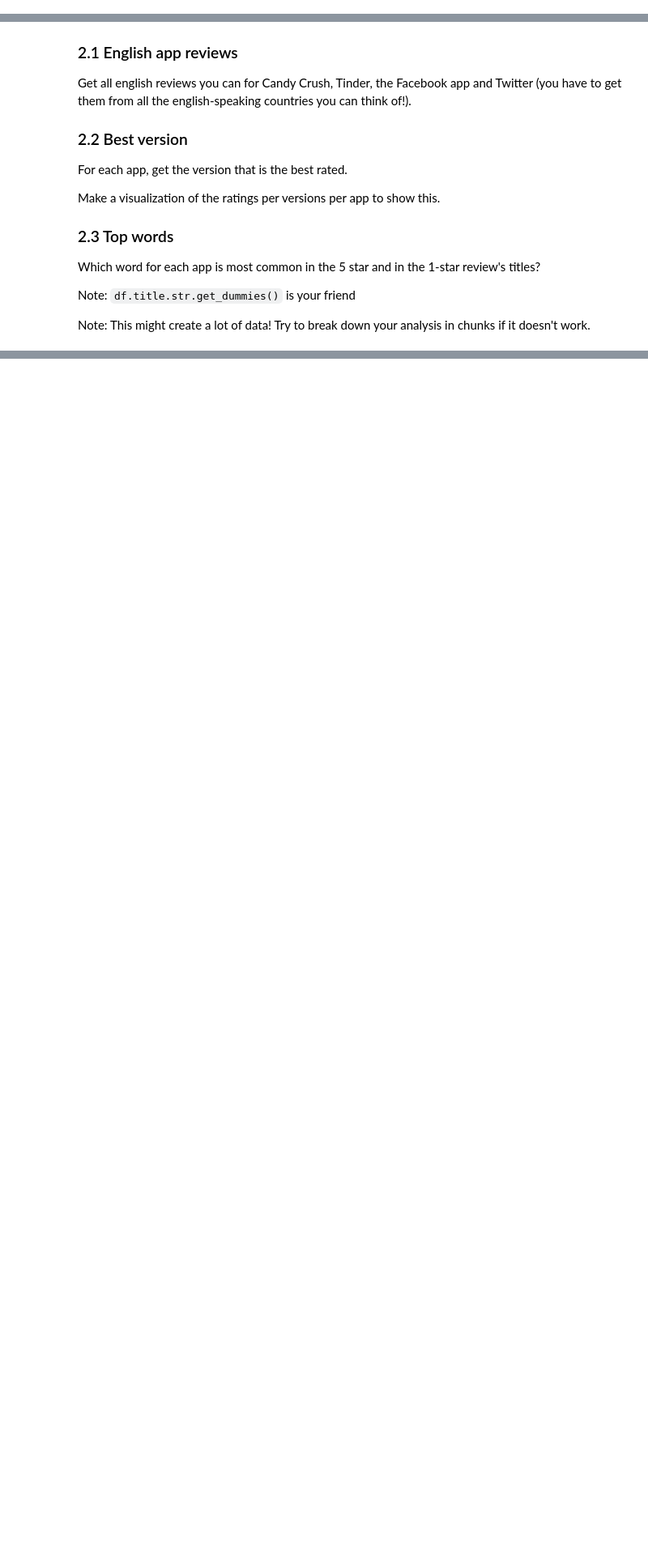
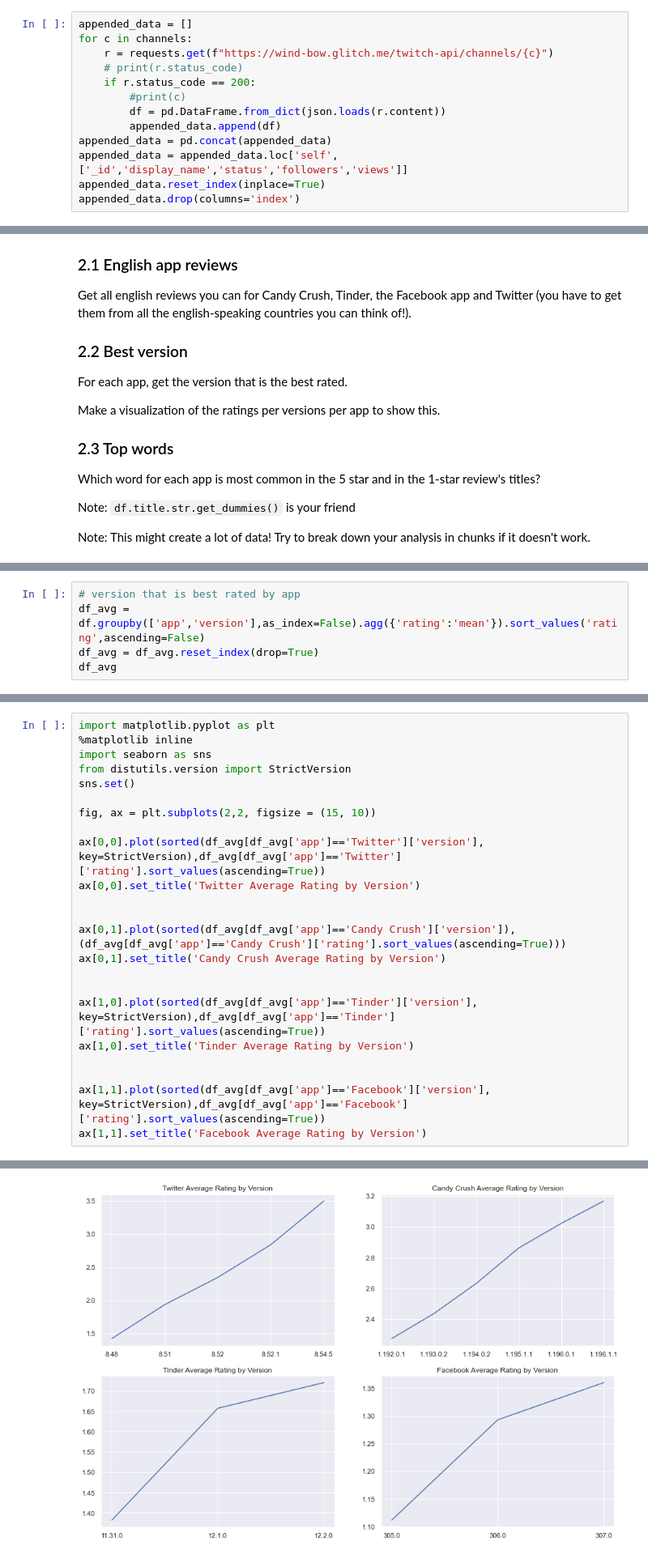
Before and after one commit to cb-ds-1/4-5-web-data, a Jupyter notebook: workshop.ipynb, the cells around one changed output, grey strips where cells are left out. Shown at 81% size. Saved outputs shown, nothing was run; the diff lists cells and outputs as text; blank space fills up the shorter version.

Commit message:
Gaya Kathiresu 4-5 Web Data Workshop Submission

```diff
--- a/workshop.ipynb
+++ b/workshop.ipynb
@@ -19,0 +30,13 @@ To make into a dataframe that looks like this:
+# %%
+appended_data = []
+for c in channels:
+    r = requests.get(f"https://wind-bow.glitch.me/twitch-api/channels/{c}")
+    # print(r.status_code)
+    if r.status_code == 200:
+        #print(c)
+        df = pd.DataFrame.from_dict(json.loads(r.content))
+        appended_data.append(df)
+appended_data = pd.concat(appended_data)
+appended_data = appended_data.loc['self',['_id','display_name','status','followers','views']]
+appended_data.reset_index(inplace=True)
+appended_data.drop(columns='index')
@@ -57,0 +180,5 @@ Note: This might create a lot of data! Try to break down your analysis in chunks
+# %%
+# version that is best rated by app
+df_avg = df.groupby(['app','version'],as_index=False).agg({'rating':'mean'}).sort_values('rating',ascending=False)
+df_avg = df_avg.reset_index(drop=True)
+df_avg
@@ -57,0 +215,24 @@ Note: This might create a lot of data! Try to break down your analysis in chunks
+# %%
+import matplotlib.pyplot as plt
+%matplotlib inline
+import seaborn as sns
+from distutils.version import StrictVersion
+sns.set()
+
+fig, ax = plt.subplots(2,2, figsize = (15, 10))
+
+ax[0,0].plot(sorted(df_avg[df_avg['app']=='Twitter']['version'], key=StrictVersion),df_avg[df_avg['app']=='Twitter']['rating'].sort_values(ascending=True))
+ax[0,0].set_title('Twitter Average Rating by Version')
+
+
+ax[0,1].plot(sorted(df_avg[df_avg['app']=='Candy Crush']['version']),(df_avg[df_avg['app']=='Candy Crush']['rating'].sort_values(ascending=True)))
+ax[0,1].set_title('Candy Crush Average Rating by Version')
+
+
+ax[1,0].plot(sorted(df_avg[df_avg['app']=='Tinder']['version'], key=StrictVersion),df_avg[df_avg['app']=='Tinder']['rating'].sort_values(ascending=True))
+ax[1,0].set_title('Tinder Average Rating by Version')
+
+
+ax[1,1].plot(sorted(df_avg[df_avg['app']=='Facebook']['version'], key=StrictVersion),df_avg[df_avg['app']=='Facebook']['rating'].sort_values(ascending=True))
+ax[1,1].set_title('Facebook Average Rating by Version')
+# %% [output]
@@ -57,0 +240 @@ Note: This might create a lot of data! Try to break down your analysis in chunks
+[figure, added]
```
Also changed, not shown: parts of 11 cells of this notebook.
